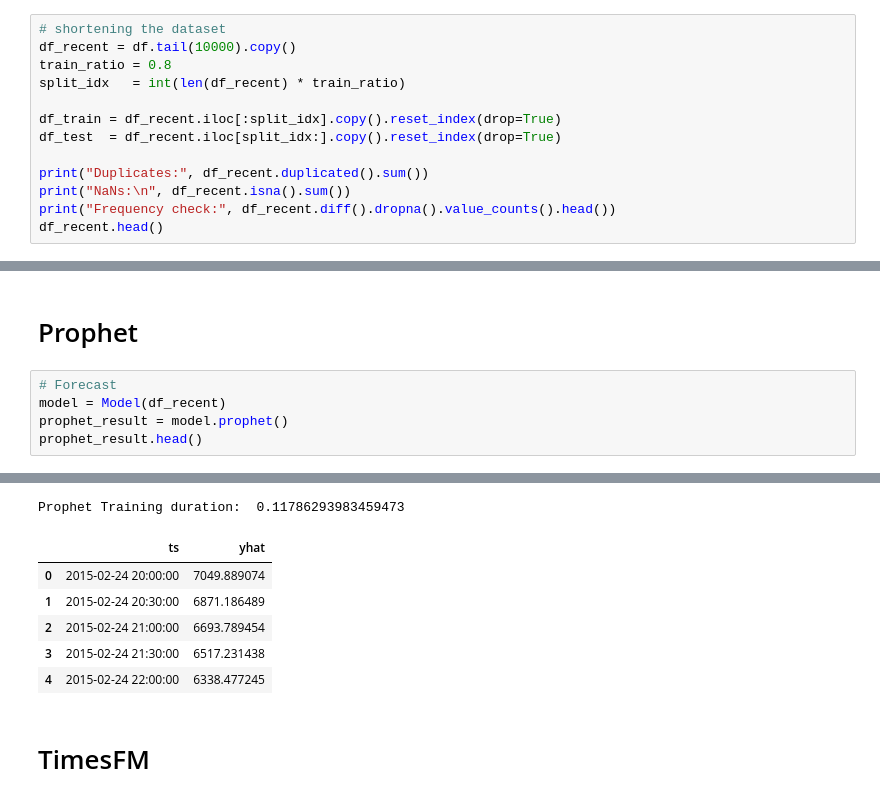
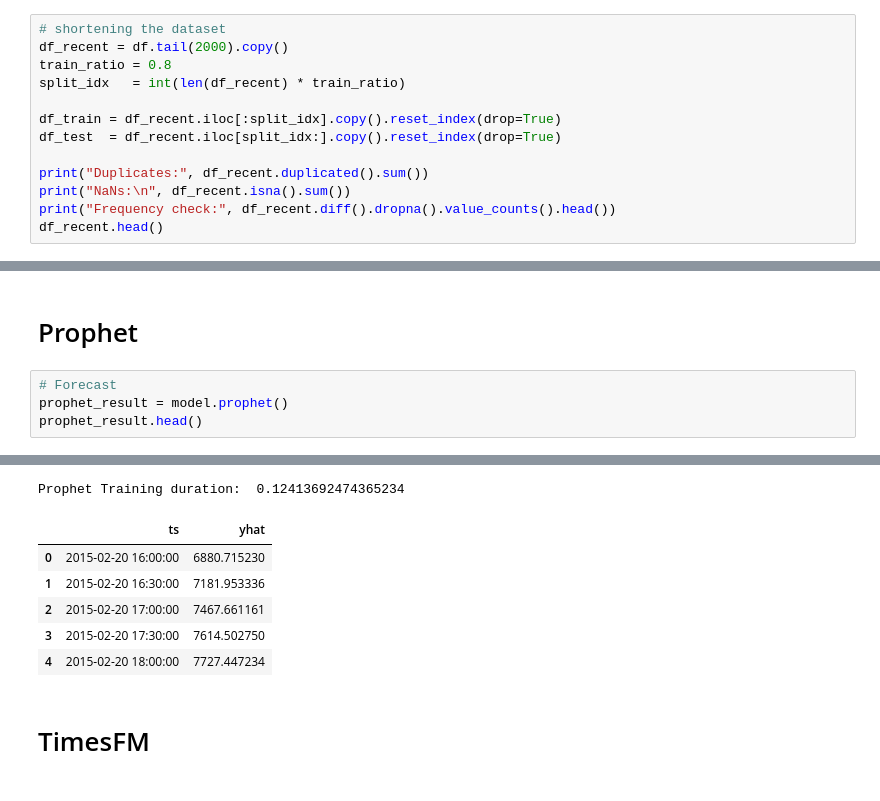
Before and after one commit to florivz/TSF-SS25-TimeGPT, a Jupyter notebook: skripts/forecasting/australian_electricity_model.ipynb, the cells around one changed output, grey strips where cells are left out. Cells and saved outputs as stored; diff of their text form.

```diff
--- a/skripts/forecasting/australian_electricity_model.ipynb
+++ b/skripts/forecasting/australian_electricity_model.ipynb
@@ -45,7 +45,7 @@ plt.show()
 [figure]
 # %%
 # shortening the dataset
-df_recent = df.tail(10000).copy()
+df_recent = df.tail(2000).copy()
 train_ratio = 0.8
 split_idx   = int(len(df_recent) * train_ratio)
 
@@ -176,7 +161,6 @@ plt.show()
 # Prophet
 # %%
 # Forecast
-model = Model(df_recent)
 prophet_result = model.prophet()
 prophet_result.head()
 # %% [output]
@@ -192,11 +176,11 @@ INFO:cmdstanpy:Chain [1] start processing
 INFO:cmdstanpy:Chain [1] done processing
-Prophet Training duration:  0.11786293983459473
+Prophet Training duration:  0.12413692474365234
 |  | ts | yhat |
-| 0 | 2015-02-24 20:00:00 | 7049.889074 |
-| 1 | 2015-02-24 20:30:00 | 6871.186489 |
-| 2 | 2015-02-24 21:00:00 | 6693.789454 |
-| 3 | 2015-02-24 21:30:00 | 6517.231438 |
-| 4 | 2015-02-24 22:00:00 | 6338.477245 |
+| 0 | 2015-02-20 16:00:00 | 6880.715230 |
+| 1 | 2015-02-20 16:30:00 | 7181.953336 |
+| 2 | 2015-02-20 17:00:00 | 7467.661161 |
+| 3 | 2015-02-20 17:30:00 | 7614.502750 |
+| 4 | 2015-02-20 18:00:00 | 7727.447234 |
 # %% [markdown]
 # TimesFM
 # %%
```
Also changed, not shown: parts of 15 cells of this notebook, 2 other files.
